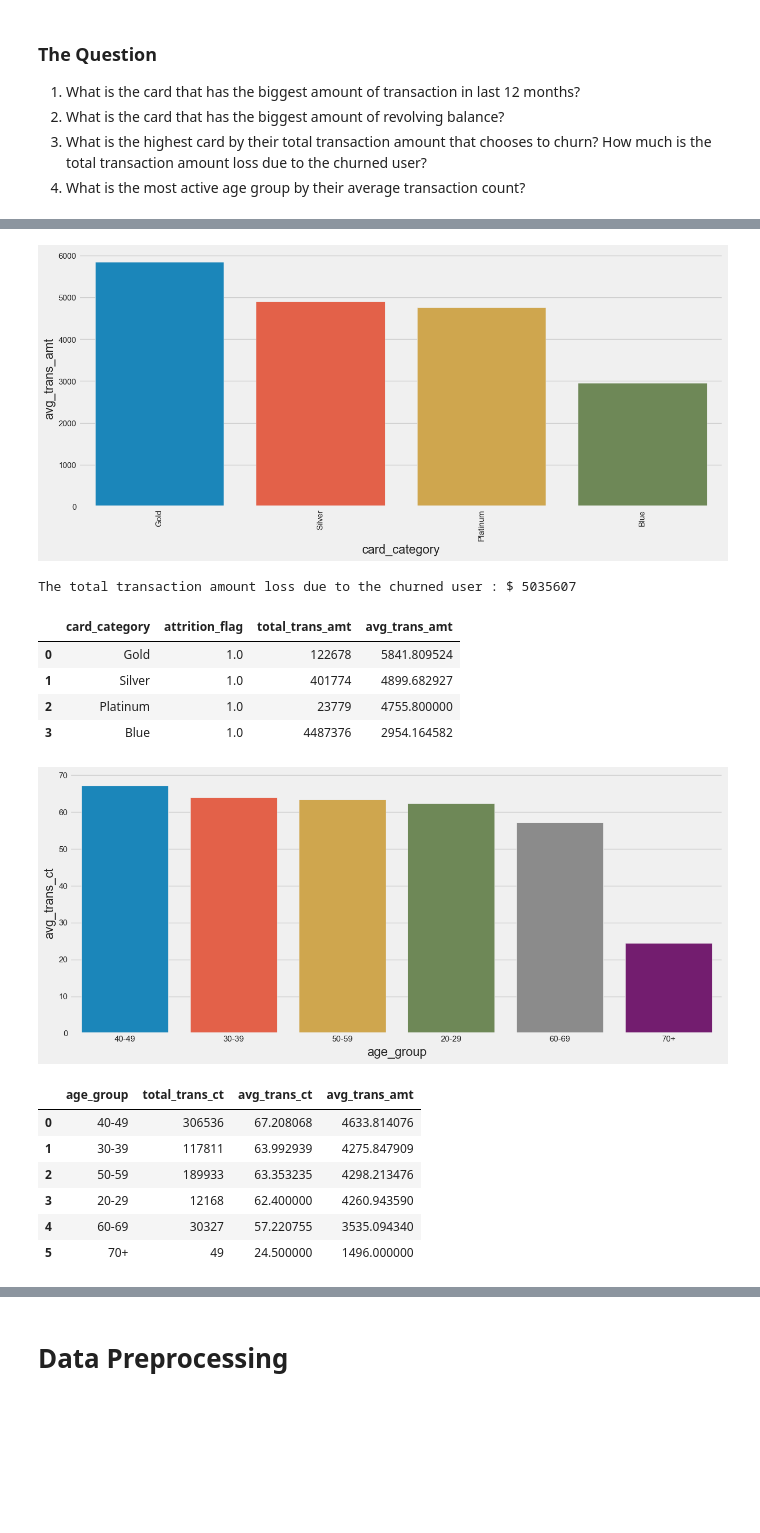
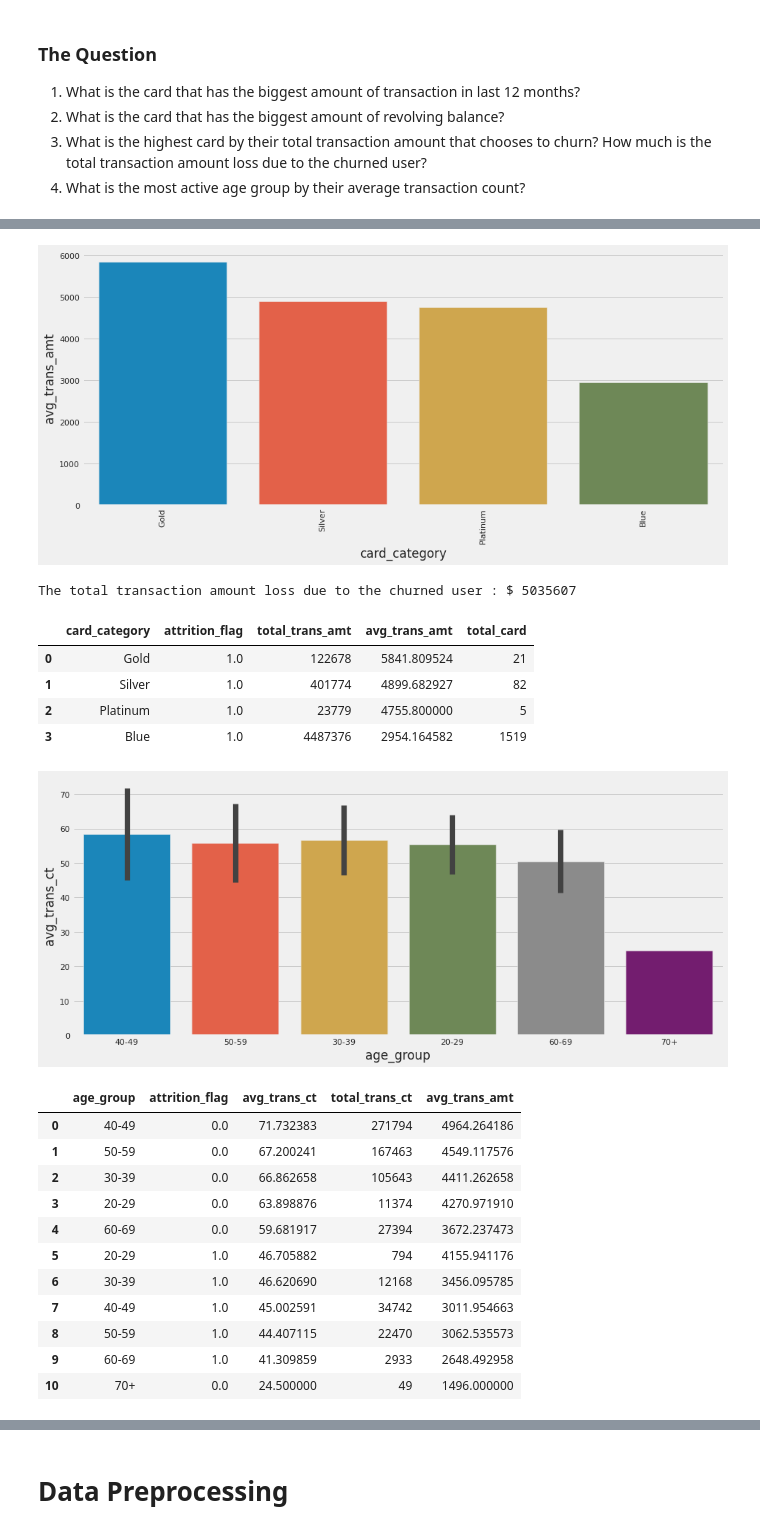
Before and after one commit to mhfaisaluddin/Churn-Prediction-on-Credit-Card-Data, a Jupyter notebook: churn_prediction.ipynb, the cells around one changed output, grey strips where cells are left out. Drawn from its saved outputs; the diff is of its cells as text; code cells hidden in the pictures; blank space fills up the shorter version.

```diff
--- a/churn_prediction.ipynb
+++ b/churn_prediction.ipynb
@@ -73,8 +91,7 @@ palette=['#003566', '#ffa200']
 # Data Collection
 # %%
 # read the data
-#df = pd.read_csv('drive/MyDrive/Finpro/BankChurners.csv')
-df = pd.read_csv('BankChurners.csv')
+df = pd.read_csv('https://raw.githubusercontent.com/mhfaisaluddin/Churn-Prediction-on-Credit-Card-Data/main/BankChurners.csv')
 
 # exclude 2 last columns
 data = df[df.columns[:-2]]
@@ -530,7 +548,8 @@ tmp = data[data['attrition_flag']==1]
 
 tmp3 = (tmp.groupby(['card_category', 'attrition_flag'])
            .agg(total_trans_amt = ('total_trans_amt', 'sum'),
-                avg_trans_amt = ('total_trans_amt', 'mean'))
+                avg_trans_amt = ('total_trans_amt', 'mean'),
+                total_card = ('card_category', 'count'))
            .sort_values(by=['attrition_flag','avg_trans_amt'], ascending=[True, False])
            .reset_index())
 
@@ -545,56 +564,61 @@ plt.show()
 print('The total transaction amount loss due to the churned user : $', tmp3.total_trans_amt.sum())
 tmp3
 # %% [output]
-[figure, old version]
+[figure, new version]
 The total transaction amount loss due to the churned user : $ 5035607
-|  | card_category | attrition_flag | total_trans_amt | avg_trans_amt |
-| 0 | Gold | 1.0 | 122678 | 5841.809524 |
-| 1 | Silver | 1.0 | 401774 | 4899.682927 |
-| 2 | Platinum | 1.0 | 23779 | 4755.800000 |
-| 3 | Blue | 1.0 | 4487376 | 2954.164582 |
+|  | card_category | attrition_flag | total_trans_amt | avg_trans_amt | total_card |
+| 0 | Gold | 1.0 | 122678 | 5841.809524 | 21 |
+| 1 | Silver | 1.0 | 401774 | 4899.682927 | 82 |
+| 2 | Platinum | 1.0 | 23779 | 4755.800000 | 5 |
+| 3 | Blue | 1.0 | 4487376 | 2954.164582 | 1519 |
 # %%
 # 4. What is the most active age group by their average transaction count?
 def age_buckets(x):
     if x < 30:
         return '20-29'
     elif x < 40:
         return '30-39'
     elif x < 50:
         return '40-49'
     elif x < 60:
         return '50-59'
     elif x < 70:
         return '60-69'
     elif x >=70:
         return '70+'
     else:
         return 'other'
 
 # the grouped age
 tmp = data.copy()
 tmp['age_group'] = tmp.customer_age.apply(age_buckets)
 
-tmp4 = (tmp.groupby(['age_group']).agg(total_trans_ct = ('total_trans_ct', 'sum'),
-                                      avg_trans_ct = ('total_trans_ct', 'mean'),
-                                      avg_trans_amt = ('total_trans_amt', 'mean'))
+tmp4 = (tmp.groupby(['age_group','attrition_flag']).agg(avg_trans_ct = ('total_trans_ct', 'mean'),
+                                                        total_trans_ct = ('total_trans_ct', 'sum'),
+                                                        avg_trans_amt = ('total_trans_amt', 'mean'))
            .sort_values('avg_trans_ct', ascending=False)
            .reset_index())
 
 plt.figure(figsize=(14,6))
 sns.barplot(data=tmp4,
             x='age_group',
             y='avg_trans_ct')
 plt.show()
 tmp4
 # %% [output]
-[figure, old version]
+[figure, new version]
-|  | age_group | total_trans_ct | avg_trans_ct | avg_trans_amt |
-| 0 | 40-49 | 306536 | 67.208068 | 4633.814076 |
-| 1 | 30-39 | 117811 | 63.992939 | 4275.847909 |
-| 2 | 50-59 | 189933 | 63.353235 | 4298.213476 |
-| 3 | 20-29 | 12168 | 62.400000 | 4260.943590 |
-| 4 | 60-69 | 30327 | 57.220755 | 3535.094340 |
-| 5 | 70+ | 49 | 24.500000 | 1496.000000 |
+|  | age_group | attrition_flag | avg_trans_ct | total_trans_ct | avg_trans_amt |
+| 0 | 40-49 | 0.0 | 71.732383 | 271794 | 4964.264186 |
+| 1 | 50-59 | 0.0 | 67.200241 | 167463 | 4549.117576 |
+| 2 | 30-39 | 0.0 | 66.862658 | 105643 | 4411.262658 |
+| 3 | 20-29 | 0.0 | 63.898876 | 11374 | 4270.971910 |
+| 4 | 60-69 | 0.0 | 59.681917 | 27394 | 3672.237473 |
+| 5 | 20-29 | 1.0 | 46.705882 | 794 | 4155.941176 |
+| 6 | 30-39 | 1.0 | 46.620690 | 12168 | 3456.095785 |
+| 7 | 40-49 | 1.0 | 45.002591 | 34742 | 3011.954663 |
+| 8 | 50-59 | 1.0 | 44.407115 | 22470 | 3062.535573 |
+| 9 | 60-69 | 1.0 | 41.309859 | 2933 | 2648.492958 |
+| 10 | 70+ | 0.0 | 24.500000 | 49 | 1496.000000 |
 # %% [markdown]
 ### The Answer
 1. The card ranking due to the **amount of transactions** in the last 12 months is: <br>
```
Also changed, not shown: parts of 24 cells of this notebook.
